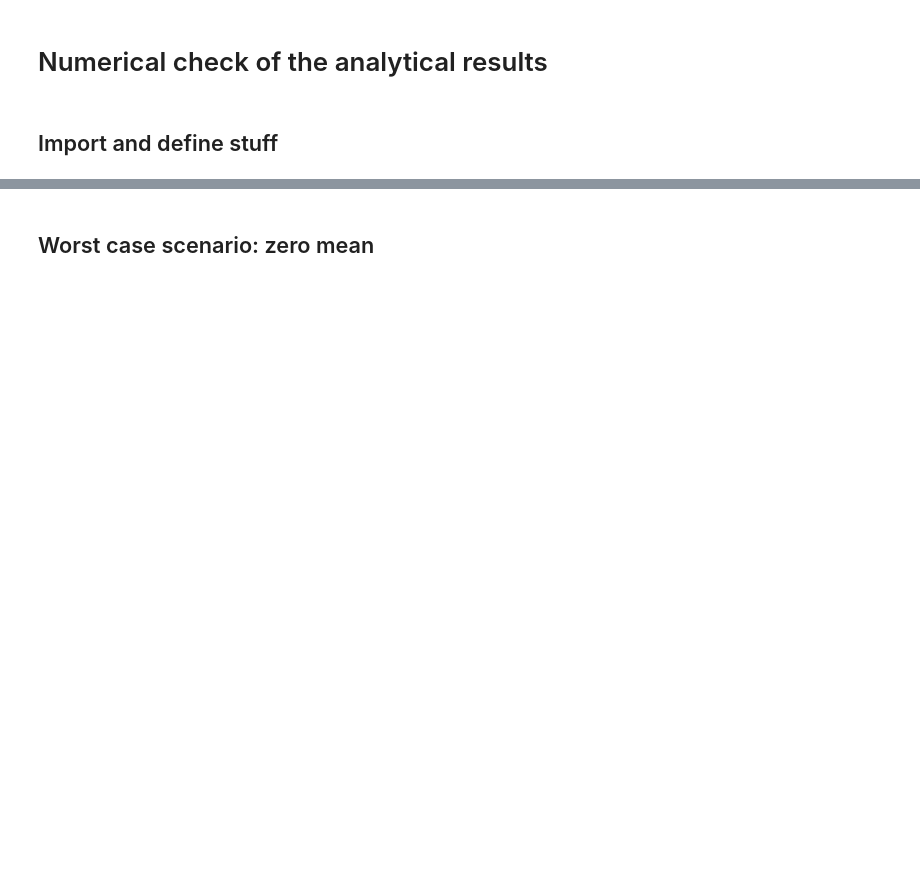
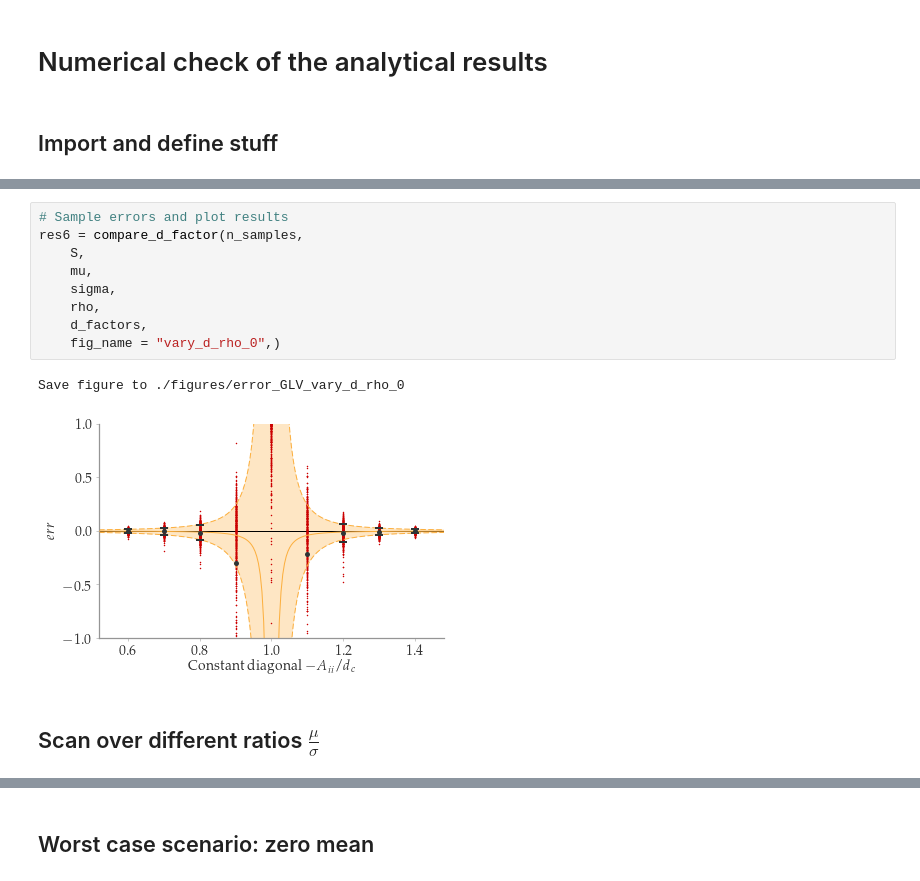
Before and after one commit to frschu/universal_resilience, a Jupyter notebook: error_GLV.ipynb, the cells around one changed output, grey strips where cells are left out. Cells and saved outputs as stored; diff of their text form; blank space fills up the shorter version.

```diff
--- a/error_GLV.ipynb
+++ b/error_GLV.ipynb
@@ -446,0 +522,14 @@ where $\mu$ and $\sigma$ are the mean and variance of the underlying normal dist
+# %%
+# Sample errors and plot results
+res6 = compare_d_factor(n_samples,
+    S,
+    mu,
+    sigma,
+    rho,
+    d_factors,
+    fig_name = "vary_d_rho_0",)
+# %% [output]
+Save figure to ./figures/error_GLV_vary_d_rho_0
+[figure, added]
+# %% [markdown]
+## Scan over different ratios $\frac{\mu}{\sigma}$
```
Also changed, not shown: parts of 46 cells of this notebook, 5 other files.
